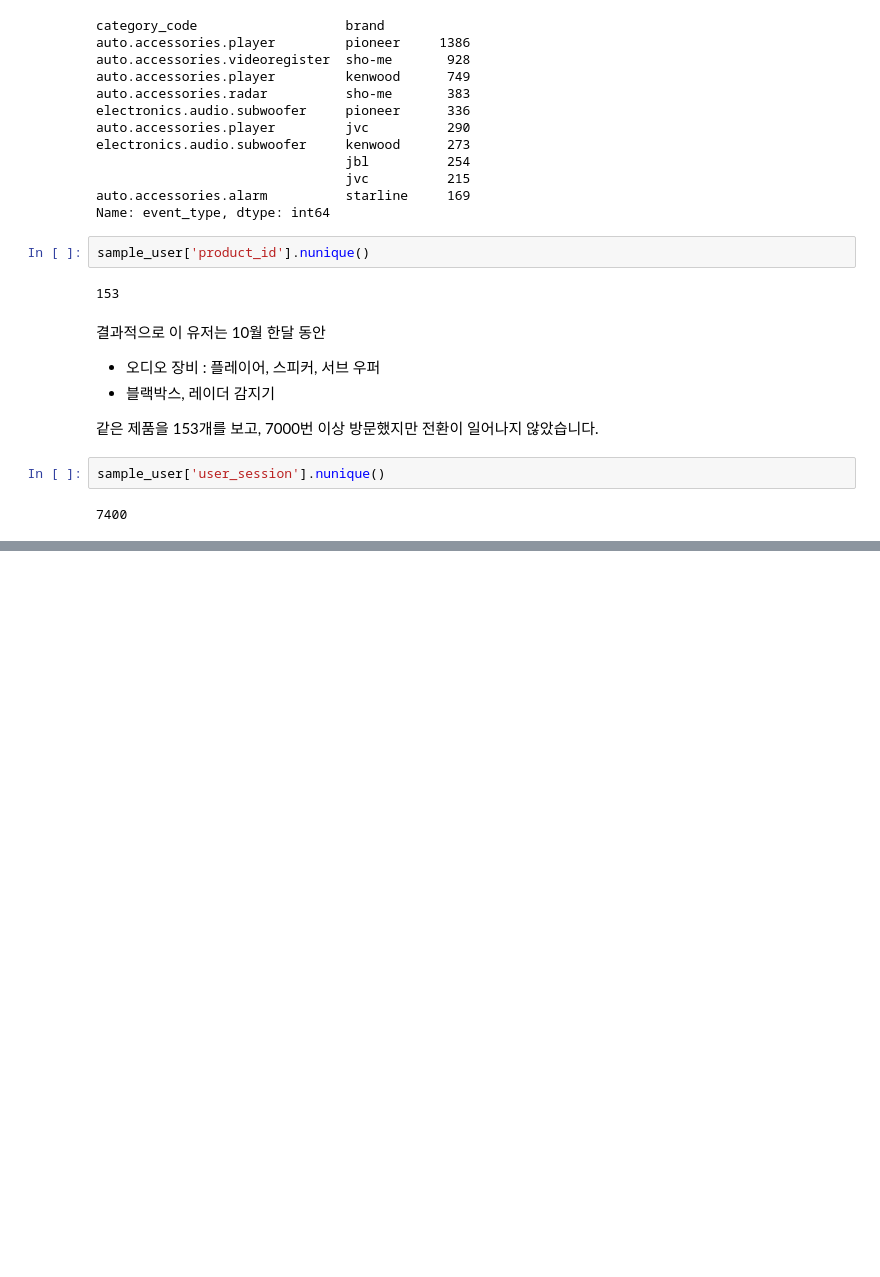
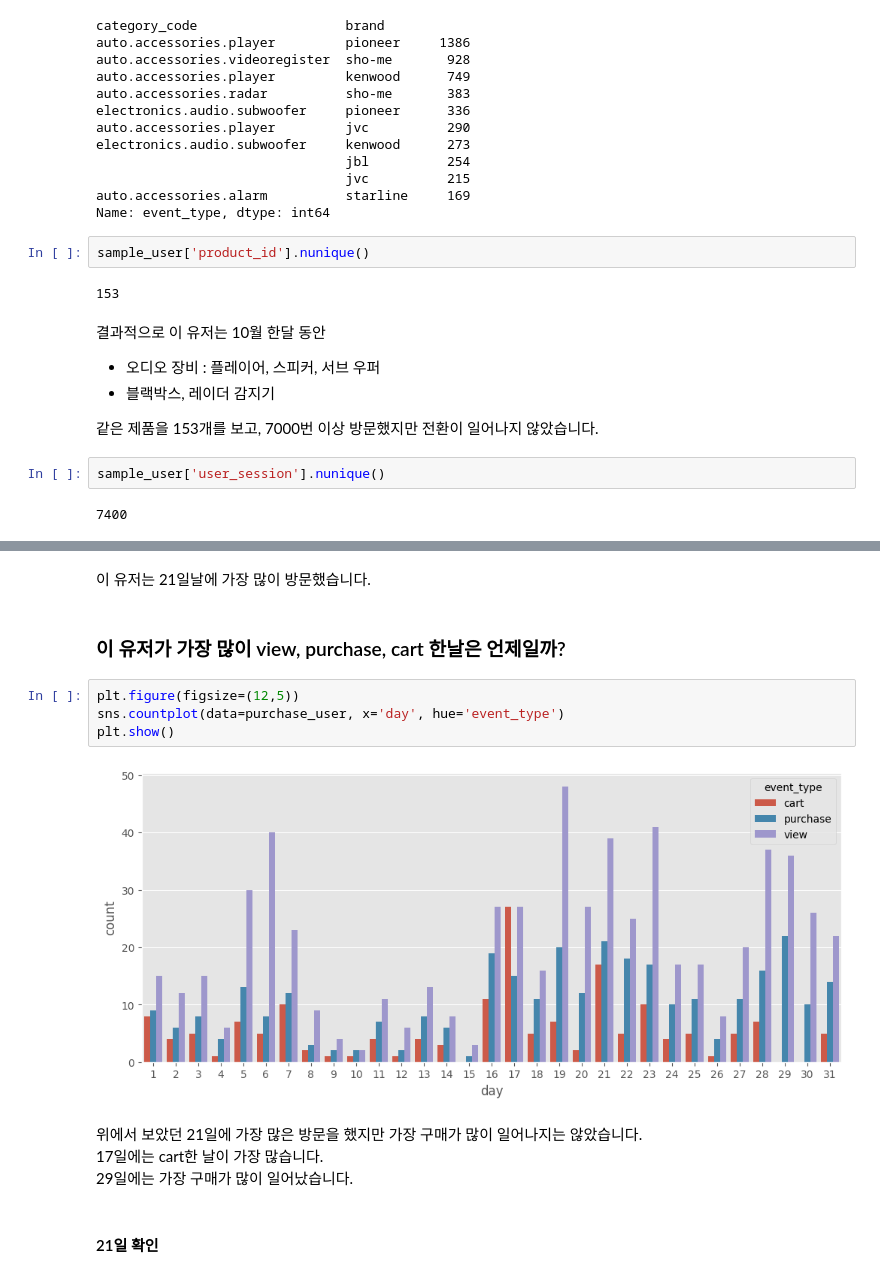
Before and after one commit to HwangHanJae/CP2_Project, a Jupyter notebook: EDA/pandas_eda_ver2.ipynb, the cells around one changed output, grey strips where cells are left out. Saved outputs shown, nothing was run; the diff lists cells and outputs as text; blank space fills up the shorter version.

```diff
--- a/pandas_eda_ver2.ipynb
+++ b/EDA/pandas_eda_ver2.ipynb
@@ -801,0 +857,16 @@ sample_user['user_session'].nunique()
+# %% [markdown]
+이 유저는 21일날에 가장 많이 방문했습니다.
+# %% [markdown]
+### 이 유저가 가장 많이 view, purchase, cart 한날은 언제일까?
+# %%
+plt.figure(figsize=(12,5))
+sns.countplot(data=purchase_user, x='day', hue='event_type')
+plt.show()
+# %% [output]
+[figure, added]
+# %% [markdown]
+위에서 보았던 21일에 가장 많은 방문을 했지만 가장 구매가 많이 일어나지는 않았습니다.
+17일에는 cart한 날이 가장 많습니다.
+29일에는 가장 구매가 많이 일어났습니다.
+# %% [markdown]
+#### 21일 확인
```
Also changed, not shown: parts of 31 cells of this notebook, 2 other files.
